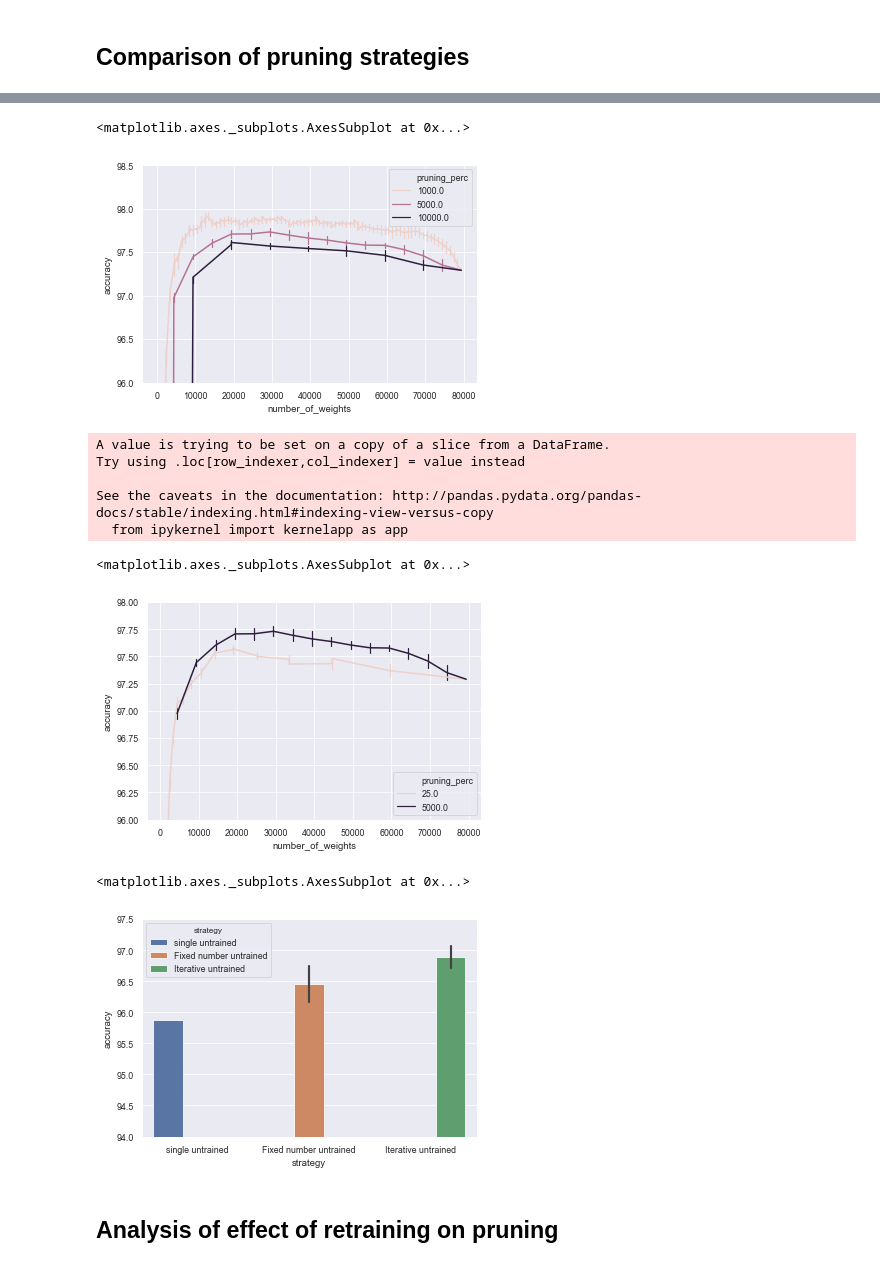
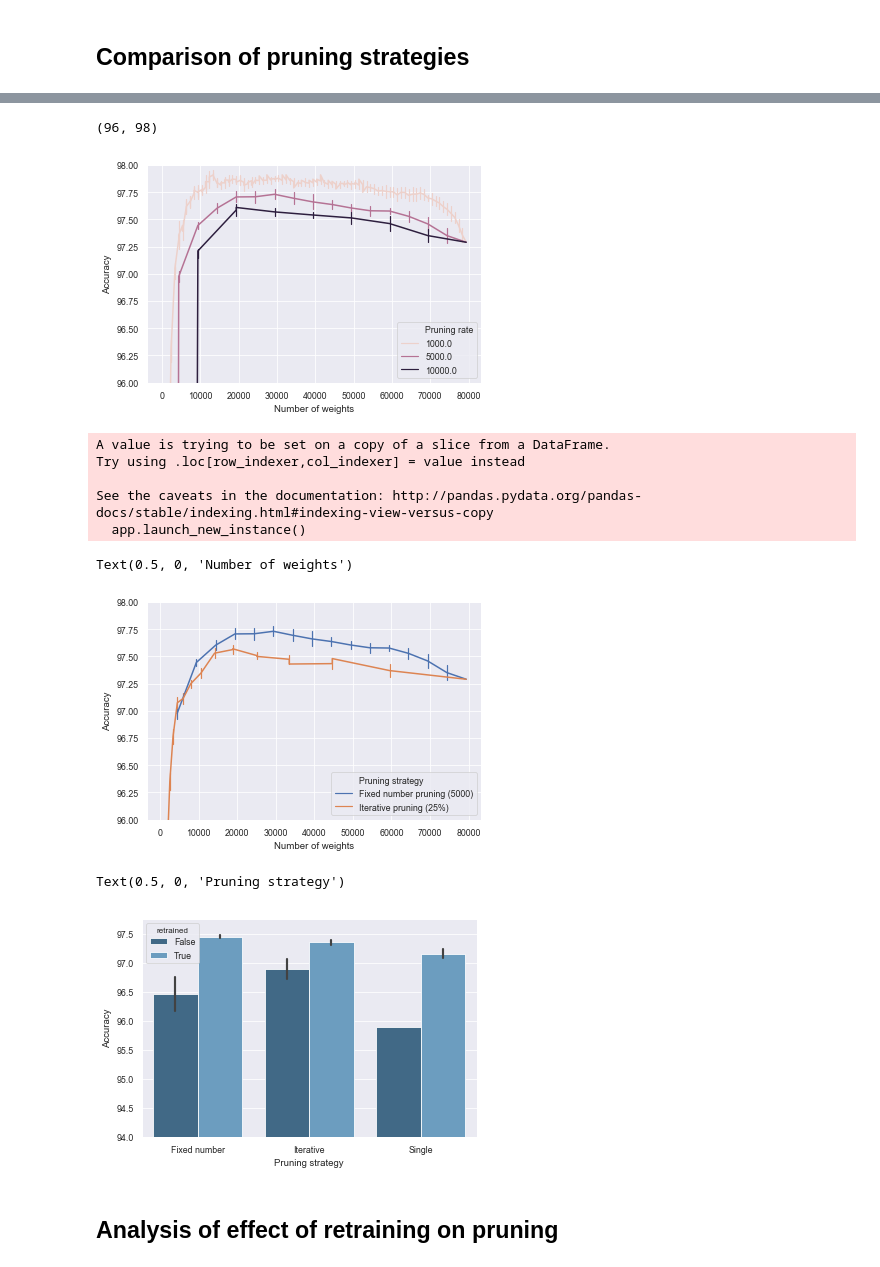
Before and after one commit to pauleon2/pruning-nn, a Jupyter notebook: evaluation.ipynb, the cells around one changed output, grey strips where cells are left out. Drawn from its saved outputs; the diff is of its cells as text; code cells hidden in the pictures.

```diff
--- a/evaluation.ipynb
+++ b/evaluation.ipynb
@@ -80,11 +88,15 @@ s = s.append(original, ignore_index=True)
 
 s['pruning_perc'] = s['pruning_perc'].astype(float)
 
-plt.ylim(96, 98.5)
+
 sns.lineplot(x='number_of_weights', y='accuracy', hue='pruning_perc', err_style='bars', data=s, markers=True, ci='sd', legend='full', linewidth=1.5)
+plt.legend().texts[0].set_text('Pruning rate')
+plt.ylabel('Accuracy')
+plt.xlabel('Number of weights')
+plt.ylim(96, 98)
 # %% [output]
-<matplotlib.axes._subplots.AxesSubplot at 0x...>
+(96, 98)
-[figure, old version]
+[figure, new version]
 # %%
 s = pd.read_pickle('./results/experiment3.pkl')
 original = s.loc[s['pruning_method'] == 'original']
@@ -97,29 +109,35 @@ original['pruning_perc'] = 10000
 s = s.append(original, ignore_index=True)
 s = s.loc[s['pruning_perc'] == 5000]
 s = s.loc[s['number_of_weights'] != 0]
+s['Pruning strategy'] = 'Fixed number pruning (5000)'
 
 s2 = pd.read_pickle('./results/experiment2.pkl')
 original2 = s2.loc[s2['pruning_method'] == 'original']
 original2['pruning_perc'] = 25
+
 s2 = s2.loc[s2['pruning_method'] == 'magnitude_class_blinded']
 s2 = s2.loc[s2['variable'] == False]
 s2 = s2.loc[s2['pruning_perc'] == 25]
 s2 = s2.loc[s2['number_of_weights'] != 0]
 s2 = s2.append(original2, ignore_index=True)
+s2['Pruning strategy'] = 'Iterative pruning (25%)'
 
 s = s.append(s2, ignore_index=True)
 
 s['pruning_perc'] = s['pruning_perc'].astype(float)
+
+sns.lineplot(x='number_of_weights', y='accuracy', hue='Pruning strategy', err_style='bars', data=s, markers=True, ci='sd', legend='full', linewidth=1.5)
 plt.ylim(96, 98)
-sns.lineplot(x='number_of_weights', y='accuracy', hue='pruning_perc', err_style='bars', data=s, markers=True, ci='sd', legend='full', linewidth=1.5)
+plt.ylabel('Accuracy')
+plt.xlabel('Number of weights')
 # %% [output]
 A value is trying to be set on a copy of a slice from a DataFrame.
 Try using .loc[row_indexer,col_indexer] = value instead
 
 See the caveats in the documentation: http://pandas.pydata.org/pandas-docs/stable/indexing.html#indexing-view-versus-copy
-  from ipykernel import kernelapp as app
+  app.launch_new_instance()
-<matplotlib.axes._subplots.AxesSubplot at 0x...>
+Text(0.5, 0, 'Number of weights')
-[figure, old version]
+[figure, new version]
 # %%
 s = pd.read_pickle('./results/experiment4.pkl')
 s = s.loc[s['pruning_perc'] == 85]
@@ -131,7 +149,7 @@ t = pd.DataFrame(columns=['run', 'accuracy', 'pruning_perc', 'number_of_weights'
 t['accuracy'] = s['accuracy'] - s['retrain_change']
 t['number_of_weights'] = s['number_of_weights']
 t['accuracy'] = t['accuracy'].astype(float)
-t['strategy'] = 'single untrained'
+t['strategy'] = 'Single'
 #t['run'] = s['run']
 #t['variable'] = 2.0
 #t['pruning_perc'] = 50
@@ -144,39 +162,47 @@ s2 = s2.loc[s2['pruning_perc'] == 5000]
 s2 = s2.loc[s2['pruning_method'] == 'magnitude_class_blinded_absolute']
 s2 = s2.loc[s2['number_of_weights'] == 9400]
 s2['strategy'] = 'Fixed number'
 
 t2 = pd.DataFrame(columns=['run', 'accuracy', 'pruning_perc', 'number_of_weights', 'pruning_method', 'time',
                         'retrain_change', 'retrain_epochs'])
 t2['accuracy'] = s2['accuracy'] - s2['retrain_change']
 t2['number_of_weights'] = s2['number_of_weights']
 t2['accuracy'] = t2['accuracy'].astype(float)
-t2['strategy'] = 'Fixed number untrained'
+t2['strategy'] = 'Fixed number'
 
 s3 = pd.read_pickle('./results/experiment2.pkl')
 s3 = s3.loc[s3['pruning_method'] == 'magnitude_class_blinded']
 s3 = s3.loc[s3['number_of_weights'] == 10598]
 s3 = s3.loc[s3['variable'] == False]
 s3['strategy'] = 'Iterative'
 
 t3 = pd.DataFrame(columns=['run', 'accuracy', 'pruning_perc', 'number_of_weights', 'pruning_method', 'time',
                         'retrain_change', 'retrain_epochs'])
 t3['accuracy'] = s3['accuracy'] - s3['retrain_change']
 t3['number_of_weights'] = s3['number_of_weights']
 t3['accuracy'] = t3['accuracy'].astype(float)
-t3['strategy'] = 'Iterative untrained'
+t3['strategy'] = 'Iterative'
 
 s = s.append(s2, ignore_index=True)
 s = s.append(s3, ignore_index=True)
 
 t = t.append(t2, ignore_index=True)
 t = t.append(t3, ignore_index=True)
+t['retrained'] = False
+s['retrained'] = True
 
 s['pruning_perc'] = s['pruning_perc'].astype(float)
-plt.ylim(94, 97.5)
-sns.barplot(x='strategy', y='accuracy', hue='strategy', data=t, ci='sd')
+t['pruning_perc'] = t['pruning_perc'].astype(float)
+
+s = s.append(t, ignore_index=True)
+
+sns.barplot(x='strategy', y='accuracy', hue='retrained', data=s, ci='sd', order=['Fixed number', 'Iterative', 'Single'], palette="Blues_d")
+plt.ylim(94, 97.75)
+plt.ylabel('Accuracy')
+plt.xlabel('Pruning strategy')
 # %% [output]
-<matplotlib.axes._subplots.AxesSubplot at 0x...>
+Text(0.5, 0, 'Pruning strategy')
-[figure, old version]
+[figure, new version]
 # %% [markdown]
 ## Analysis of effect of retraining on pruning
 # %%
```
Also changed, not shown: parts of 9 cells of this notebook, 1 other file.
